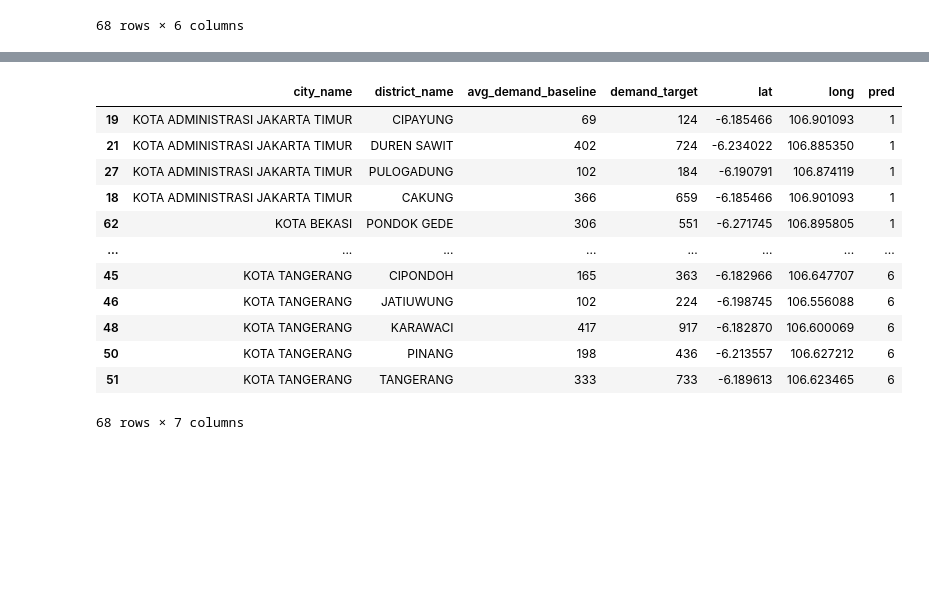
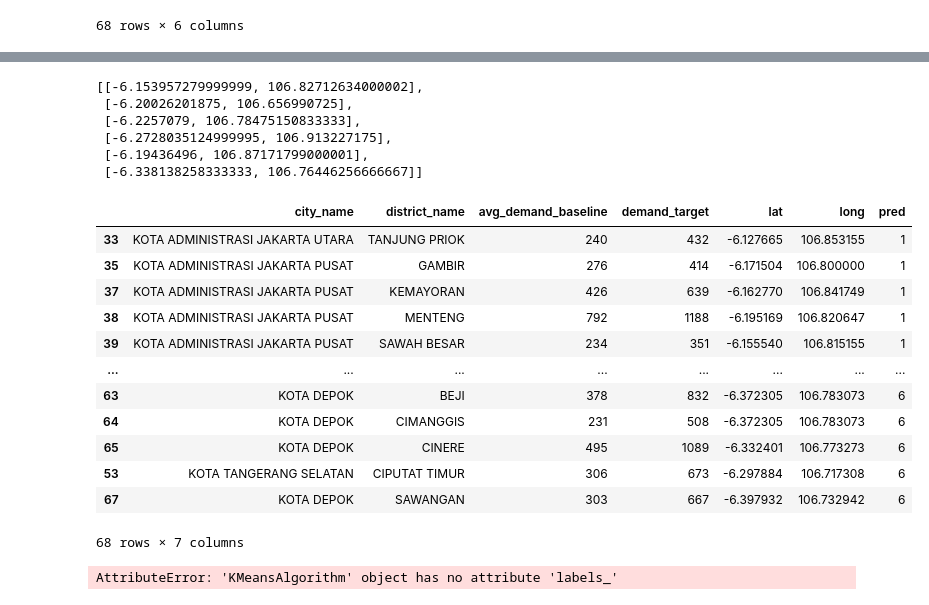
Before and after one commit to hafidabid/clustering-gudang, a Jupyter notebook: experiments/kmeans_lat_long_vincenty.ipynb, the cells around one changed output, grey strips where cells are left out. Saved outputs shown, nothing was run; the diff lists cells and outputs as text; code cells hidden in the pictures; blank space fills up the shorter version.

```diff
--- a/experiments/kmeans_lat_long_vincenty.ipynb
+++ b/experiments/kmeans_lat_long_vincenty.ipynb
@@ -78,25 +83,54 @@ array([[ -6.20488072,  -6.27952132,  -6.32580671,  -6.1844831 ,
+# %%
+"""
+Centroid and parsing format of centroid into more readable format
+"""
+
+centroid = []
+for i in range(len(km.centroids[0])):
+    centroid.append([km.centroids[0][i], km.centroids[1][i]])
+centroid
+# %% [output]
+[[-6.153957279999999, 106.82712634000002],
+ [-6.20026201875, 106.656990725],
+ [-6.2257079, 106.78475150833333],
+ [-6.2728035124999995, 106.913227175],
+ [-6.19436496, 106.87171799000001],
+ [-6.338138258333333, 106.76446256666667]]
 # %%
+"""
+show dataset again with its class predicition
+"""
+
 y_km = km.predict()
 #assign y pred to dataset
 pred_result = [0 for i in range(dataset.shape[0])]
 for prediction in y_km[0].keys():
     for d in y_km[0][prediction]:
         idx = dataset[(dataset["lat"]==d[0]) & (dataset["long"]==d[1])].index.tolist()
         for id in idx:
             pred_result[id] = prediction
 dataset = dataset.assign(pred=pred_result)
 dataset.sort_values("pred")
 # %% [output]
 |  | city_name | district_name | avg_demand_baseline | demand_target | lat | long | pred |
-| 19 | KOTA ADMINISTRASI JAKARTA TIMUR | CIPAYUNG | 69 | 124 | -6.185466 | 106.901093 | 1 |
-| 21 | KOTA ADMINISTRASI JAKARTA TIMUR | DUREN SAWIT | 402 | 724 | -6.234022 | 106.885350 | 1 |
-| 27 | KOTA ADMINISTRASI JAKARTA TIMUR | PULOGADUNG | 102 | 184 | -6.190791 | 106.874119 | 1 |
-| 18 | KOTA ADMINISTRASI JAKARTA TIMUR | CAKUNG | 366 | 659 | -6.185466 | 106.901093 | 1 |
-| 62 | KOTA BEKASI | PONDOK GEDE | 306 | 551 | -6.271745 | 106.895805 | 1 |
+| 33 | KOTA ADMINISTRASI JAKARTA UTARA | TANJUNG PRIOK | 240 | 432 | -6.127665 | 106.853155 | 1 |
+| 35 | KOTA ADMINISTRASI JAKARTA PUSAT | GAMBIR | 276 | 414 | -6.171504 | 106.800000 | 1 |
+| 37 | KOTA ADMINISTRASI JAKARTA PUSAT | KEMAYORAN | 426 | 639 | -6.162770 | 106.841749 | 1 |
+| 38 | KOTA ADMINISTRASI JAKARTA PUSAT | MENTENG | 792 | 1188 | -6.195169 | 106.820647 | 1 |
+| 39 | KOTA ADMINISTRASI JAKARTA PUSAT | SAWAH BESAR | 234 | 351 | -6.155540 | 106.815155 | 1 |
 | ... | ... | ... | ... | ... | ... | ... | ... |
-| 45 | KOTA TANGERANG | CIPONDOH | 165 | 363 | -6.182966 | 106.647707 | 6 |
-| 46 | KOTA TANGERANG | JATIUWUNG | 102 | 224 | -6.198745 | 106.556088 | 6 |
-| 48 | KOTA TANGERANG | KARAWACI | 417 | 917 | -6.182870 | 106.600069 | 6 |
-| 50 | KOTA TANGERANG | PINANG | 198 | 436 | -6.213557 | 106.627212 | 6 |
-| 51 | KOTA TANGERANG | TANGERANG | 333 | 733 | -6.189613 | 106.623465 | 6 |
+| 63 | KOTA DEPOK | BEJI | 378 | 832 | -6.372305 | 106.783073 | 6 |
+| 64 | KOTA DEPOK | CIMANGGIS | 231 | 508 | -6.372305 | 106.783073 | 6 |
+| 65 | KOTA DEPOK | CINERE | 495 | 1089 | -6.332401 | 106.773273 | 6 |
+| 53 | KOTA TANGERANG SELATAN | CIPUTAT TIMUR | 306 | 673 | -6.297884 | 106.717308 | 6 |
+| 67 | KOTA DEPOK | SAWANGAN | 303 | 667 | -6.397932 | 106.732942 | 6 |
 68 rows × 7 columns
+# %%
+#Count for silhoutte score
+#Silhoutte Score
+
+
+s_score = silhouette_score(train_dataset, km.labels_, metric='euclidean')
+print("sihoute score is ", s_score)
+# %% [output]
+AttributeError: 'KMeansAlgorithm' object has no attribute 'labels_'
```
Also changed, not shown: parts of 5 cells of this notebook, 3 other files.
